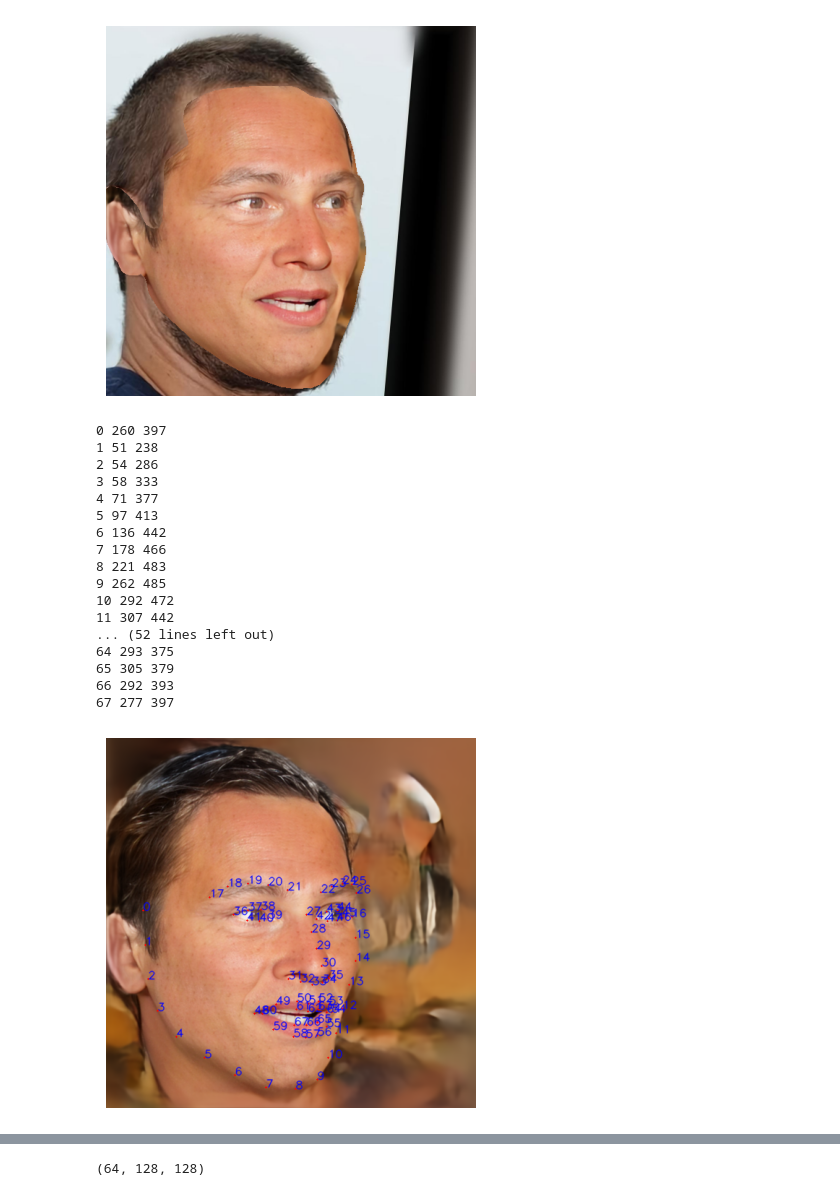
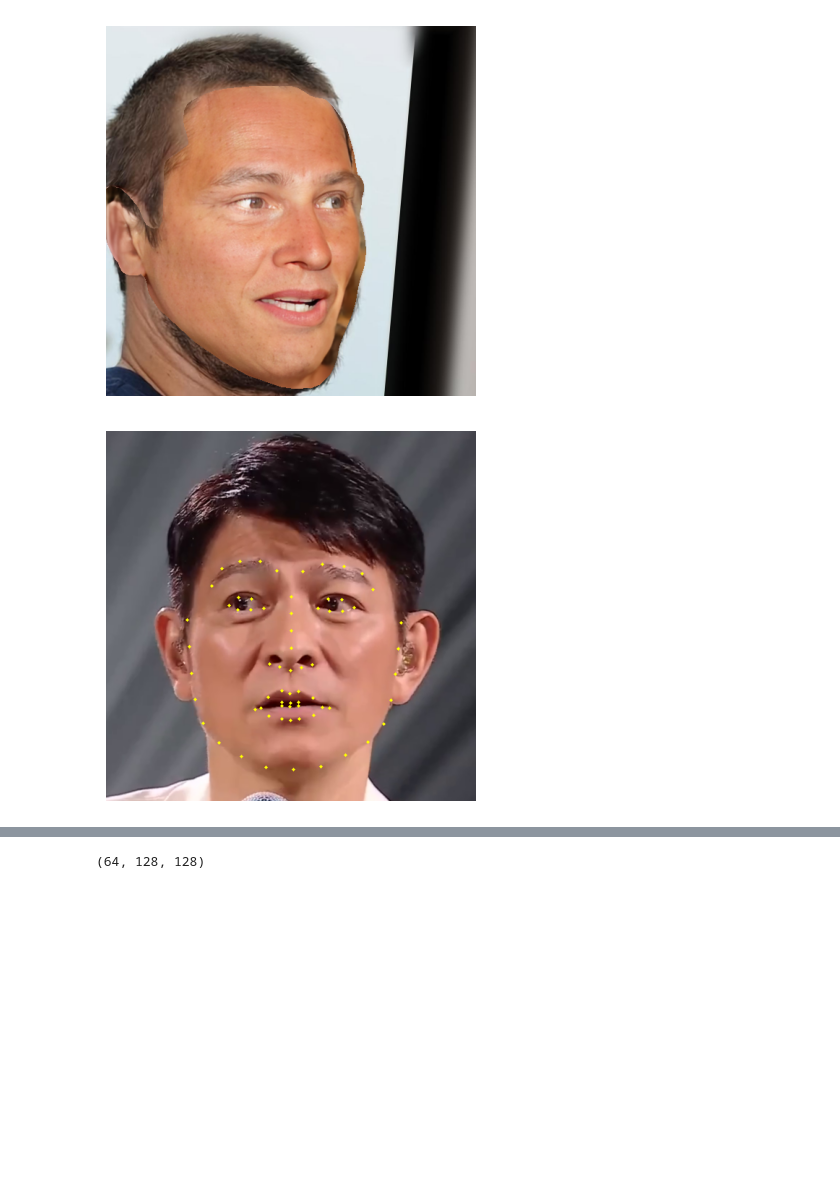
Before and after one commit to Sanoojan/Paint_for_swap, a Jupyter notebook: analyse.ipynb, the cells around one changed output, grey strips where cells are left out. Saved outputs shown, nothing was run; the diff lists cells and outputs as text; code cells hidden in the pictures; blank space fills up the shorter version.

```diff
--- a/analyse.ipynb
+++ b/analyse.ipynb
@@ -218,55 +218,39 @@ import dlib
 import cv2
 import matplotlib.pyplot as plt
 
 # Load the image
-image_path = '/home/sanoojan/e4s/Results/testbench/reenact/results/29000.png'  # Replace with the actual image path
+image_path = 'results_video/New_v4_no_grad_ep49_mouth_p/Andy2cropped_face/260.png'  # Replace with the actual image path
 image = cv2.imread(image_path)
 image = cv2.resize(image, (512, 512))
 # Initialize the face detector and the landmark predictor
 detector = dlib.get_frontal_face_detector()
 predictor = dlib.shape_predictor("Other_dependencies/DLIB_landmark_det/shape_predictor_68_face_landmarks.dat") # Replace with the actual path to the shape predictor file
 
 # Convert the image to grayscale for processing
 gray = cv2.cvtColor(image, cv2.COLOR_BGR2GRAY)
 
 # Detect faces in the grayscale image
 faces = detector(gray)
 
 # Iterate through the faces found in the image
 for face in faces:
     # Find the facial landmarks for the face region
     landmarks = predictor(gray, face)
 
     # Loop over the landmarks and draw them on the image
     for i, landmark in enumerate(landmarks.parts()):
-        print(i, x, y)
+
         x, y = landmark.x, landmark.y
-        cv2.circle(image, (x, y), 1, (0, 0, 255), -1)  # Draw a small red circle on the image
-        cv2.putText(image, str(i), (x, y), cv2.FONT_HERSHEY_SIMPLEX, 0.5, (255, 0, 0), 1, cv2.LINE_AA)  # Put a number label on each landmark
+        # print(i, x, y)
+        cv2.circle(image, (x, y), 2, (0, 255, 255), -1)  # Draw a small red circle on the image
+        # cv2.putText(image, str(i), (x, y), cv2.FONT_HERSHEY_SIMPLEX, 0.5, (255, 0, 0), 1, cv2.LINE_AA)  # Put a number label on each landmark
 
 # Display the image with landmarks
 plt.imshow(cv2.cvtColor(image, cv2.COLOR_BGR2RGB))
 plt.axis('off')
 plt.show()
 # %% [output]
-0 260 397
-1 51 238
-2 54 286
-3 58 333
-4 71 377
-5 97 413
-6 136 442
-7 178 466
-8 221 483
-9 262 485
-10 292 472
-11 307 442
-... (52 lines left out)
-64 293 375
-65 305 379
-66 292 393
-67 277 397
-[figure, old version]
+[figure, new version]
 # %%
 import cv2
 import numpy as np
```
Also changed, not shown: parts of 4 cells of this notebook, 23 other files.
